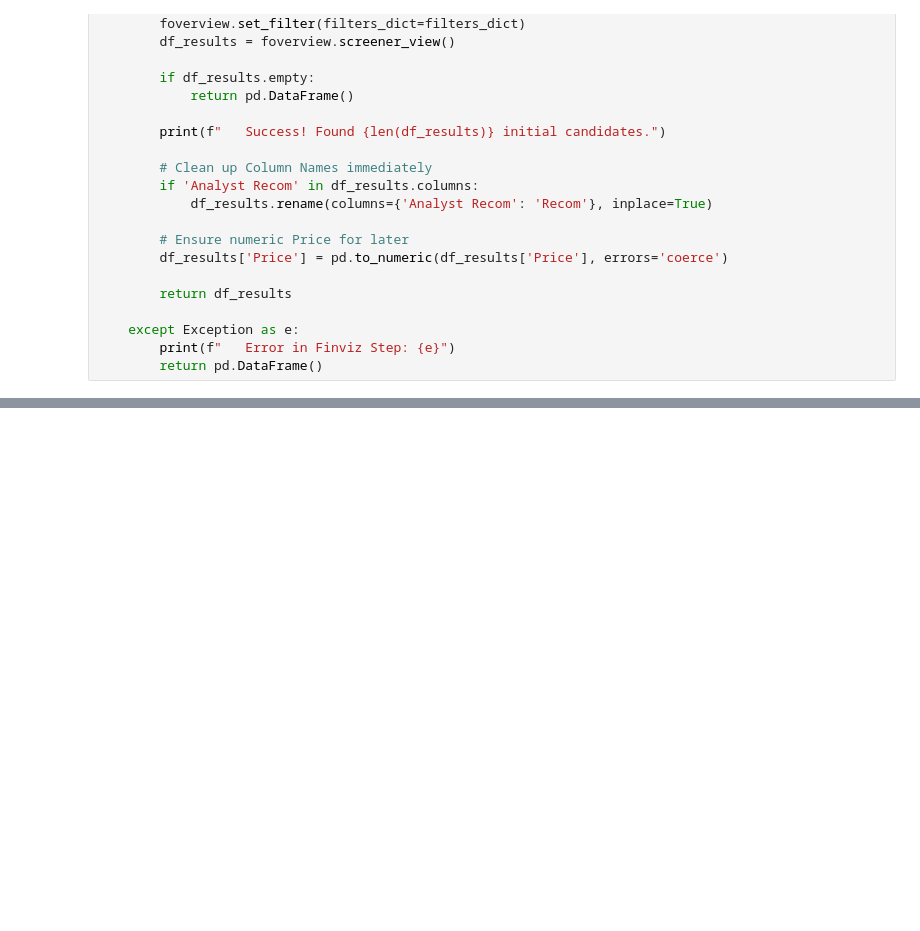
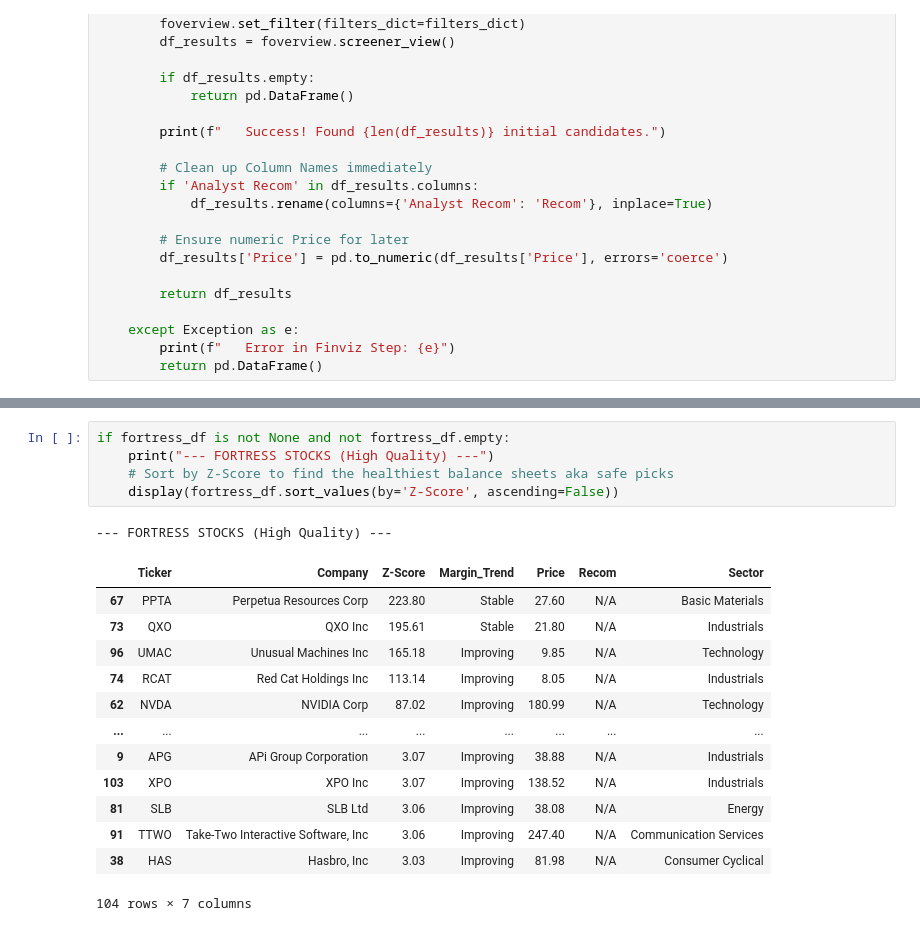
Before and after one commit to codej731/Equities-Fundamental-Analysis-Tool, a Jupyter notebook: USA_Equity_Stock_picker.ipynb, the cells around one changed output, grey strips where cells are left out. Saved outputs shown, nothing was run; the diff lists cells and outputs as text; blank space fills up the shorter version.

```diff
--- a/USA_Equity_Stock_picker.ipynb
+++ b/USA_Equity_Stock_picker.ipynb
@@ -207,0 +227,20 @@ Error:
+# %%
+if fortress_df is not None and not fortress_df.empty:
+    print("--- FORTRESS STOCKS (High Quality) ---")
+    # Sort by Z-Score to find the healthiest balance sheets aka safe picks
+    display(fortress_df.sort_values(by='Z-Score', ascending=False))
+# %% [output]
+--- FORTRESS STOCKS (High Quality) ---
+|  | Ticker | Company | Z-Score | Margin_Trend | Price | Recom | Sector |
+| 67 | PPTA | Perpetua Resources Corp | 223.80 | Stable | 27.60 | N/A | Basic Materials |
+| 73 | QXO | QXO Inc | 195.61 | Stable | 21.80 | N/A | Industrials |
+| 96 | UMAC | Unusual Machines Inc | 165.18 | Improving | 9.85 | N/A | Technology |
+| 74 | RCAT | Red Cat Holdings Inc | 113.14 | Improving | 8.05 | N/A | Industrials |
+| 62 | NVDA | NVIDIA Corp | 87.02 | Improving | 180.99 | N/A | Technology |
+| ... | ... | ... | ... | ... | ... | ... | ... |
+| 9 | APG | APi Group Corporation | 3.07 | Improving | 38.88 | N/A | Industrials |
+| 103 | XPO | XPO Inc | 3.07 | Improving | 138.52 | N/A | Industrials |
+| 81 | SLB | SLB Ltd | 3.06 | Improving | 38.08 | N/A | Energy |
+| 91 | TTWO | Take-Two Interactive Software, Inc | 3.06 | Improving | 247.40 | N/A | Communication Services |
+| 38 | HAS | Hasbro, Inc | 3.03 | Improving | 81.98 | N/A | Consumer Cyclical |
+104 rows × 7 columns
```
Also changed, not shown: parts of 4 cells of this notebook.
